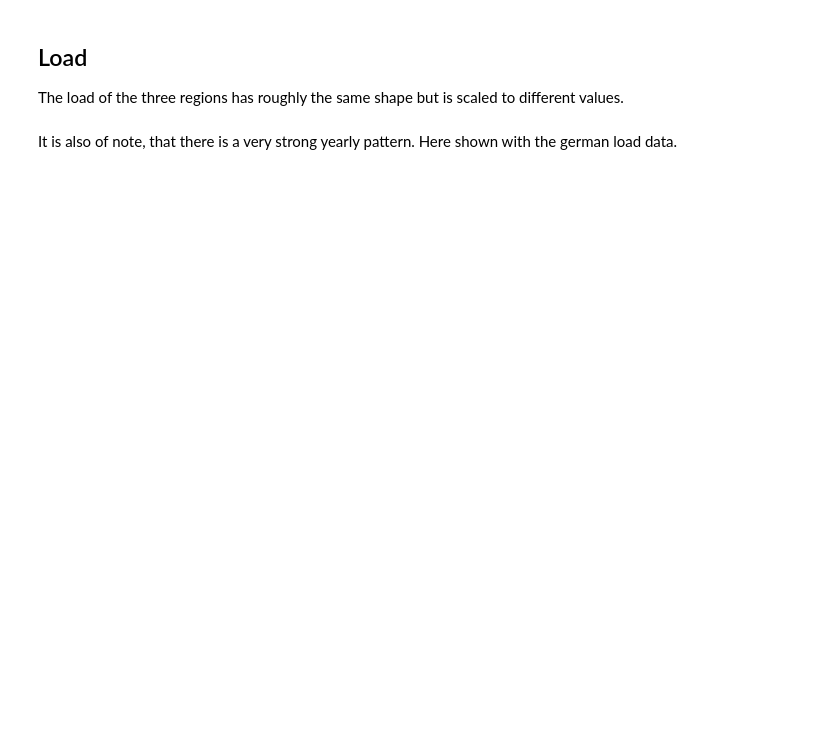
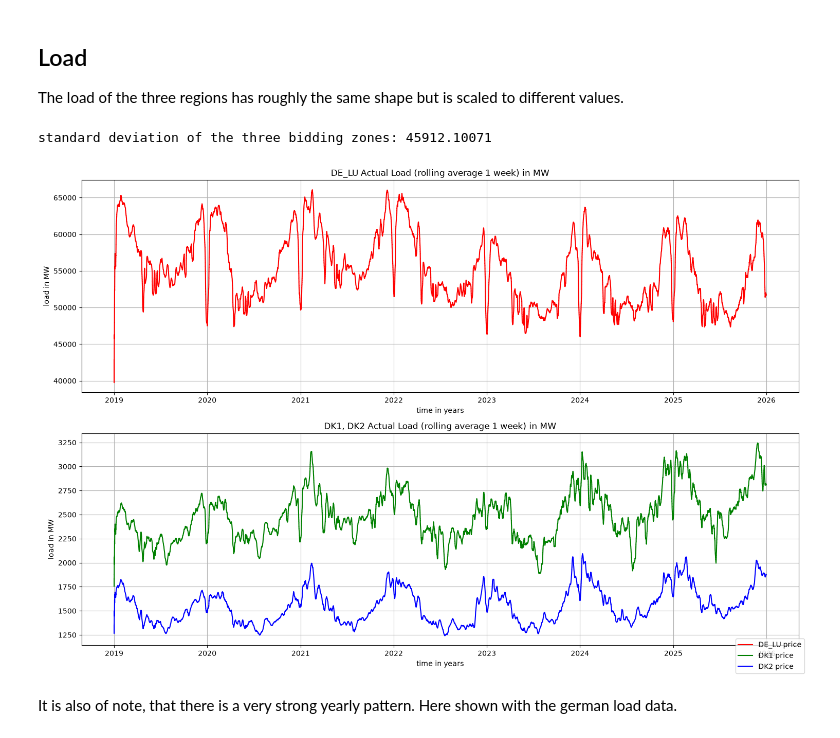
Before and after one commit to Paul-Hermes/EnergyMarketAnalysis, a Jupyter notebook: 03_eda.ipynb, the cells around one changed output. Cells and saved outputs as stored; diff of their text form; code cells hidden in the pictures; blank space fills up the shorter version.

```diff
--- a/03_eda.ipynb
+++ b/03_eda.ipynb
@@ -165,33 +181,40 @@ q = (
 )
 
 fig, axs = plt.subplots(2)
 axs[0].step(
     x=q['time'],
     y=q['DE_LU_load_ra'],
     label='DE_LU price',
     color='red'
 )
 dk1 = axs[1].step(
     x=q['time'],
     y=q['DK1_load_ra'],
     label='DK1 price',
     color='green',
 )
 dk2 = axs[1].step(
     x=q['time'],
     y=q['DK2_load_ra'],
     label='DK2 price',
     color='blue',
 )
 axs[0].grid()
+axs[0].set_xlabel('time in years')
+axs[0].set_ylabel('load in MW')
 axs[1].grid()
+axs[1].set_xlabel('time in years')
+axs[1].set_ylabel('load in MW')
 axs[0].set_title('DE_LU Actual Load (rolling average 1 week) in MW')
 axs[1].set_title('DK1, DK2 Actual Load (rolling average 1 week) in MW')
 fig.legend(loc='lower right'),
 fig.set_figwidth(15)
 fig.set_figheight(10)
 fig.tight_layout()
 plt.show()
+# %% [output]
+standard deviation of the three bidding zones: 45912.10071
+[figure, added]
 # %% [markdown]
 It is also of note, that there is a very strong yearly pattern. Here shown with the german load data.
 # %%
```
Also changed, not shown: parts of 14 cells of this notebook, 3 other files.
